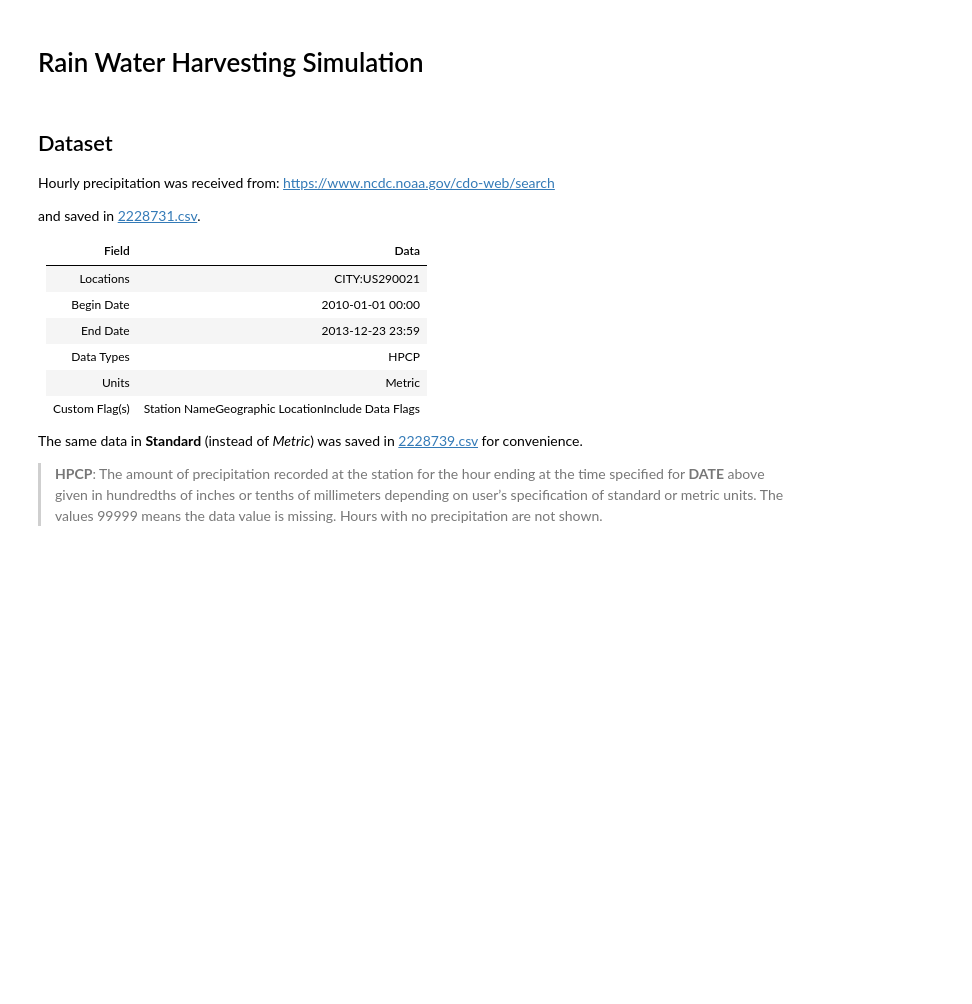
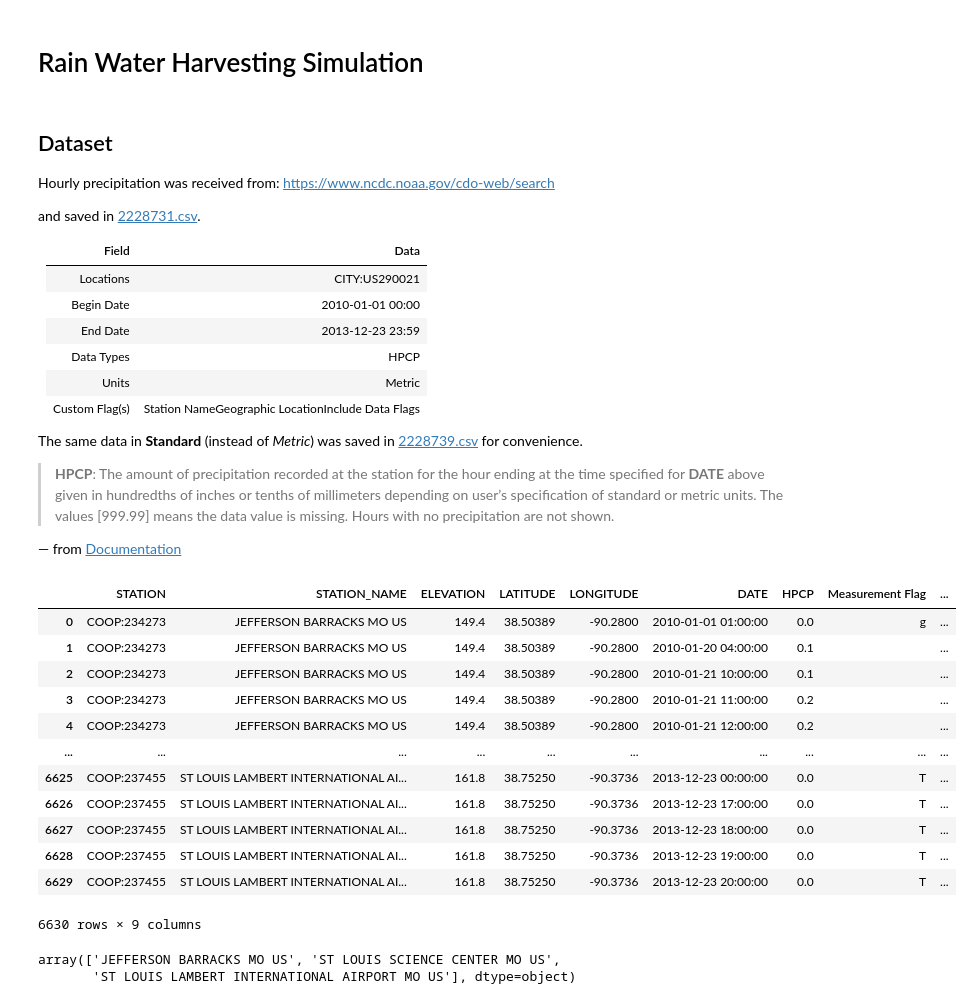
Before and after one commit to gbroques/rain-water-harvesting-simulation, a Jupyter notebook: rwhs.ipynb, the cells around one changed output. Drawn from its saved outputs; the diff is of its cells as text; code cells hidden in the pictures; blank space fills up the shorter version.

```diff
--- a/rwhs.ipynb
+++ b/rwhs.ipynb
@@ -20,9 +20,32 @@ The same data in **Standard** (instead of *Metric*) was saved in [2228739.csv](.
 
 > **HPCP**: The amount of precipitation recorded at the station for the hour ending at the
 time specified for **DATE** above given in hundredths of inches or tenths of millimeters
-depending on user’s specification of standard or metric units. The values 99999 means
+depending on user’s specification of standard or metric units. The values [999.99] means
 the data value is missing. Hours with no precipitation are not shown.
+
+— from [Documentation](https://www1.ncdc.noaa.gov/pub/data/cdo/documentation/PRECIP_HLY_documentation.pdf)
 # %%
 import pandas as pd
-df = pd.read_csv('./2228739.csv')
-df = df.loc[df['HPCP'] != 999.99]
+
+date_column_index = 5
+df = pd.read_csv('./2228739.csv', parse_dates=[date_column_index])
+df
+# %% [output]
+|  | STATION | STATION_NAME | ELEVATION | LATITUDE | LONGITUDE | DATE | HPCP | Measurement Flag | ... |
+| 0 | COOP:234273 | JEFFERSON BARRACKS MO US | 149.4 | 38.50389 | -90.2800 | 2010-01-01 01:00:00 | 0.0 | g | ... |
+| 1 | COOP:234273 | JEFFERSON BARRACKS MO US | 149.4 | 38.50389 | -90.2800 | 2010-01-20 04:00:00 | 0.1 |  | ... |
+| 2 | COOP:234273 | JEFFERSON BARRACKS MO US | 149.4 | 38.50389 | -90.2800 | 2010-01-21 10:00:00 | 0.1 |  | ... |
+| 3 | COOP:234273 | JEFFERSON BARRACKS MO US | 149.4 | 38.50389 | -90.2800 | 2010-01-21 11:00:00 | 0.2 |  | ... |
+| 4 | COOP:234273 | JEFFERSON BARRACKS MO US | 149.4 | 38.50389 | -90.2800 | 2010-01-21 12:00:00 | 0.2 |  | ... |
+| ... | ... | ... | ... | ... | ... | ... | ... | ... | ... |
+| 6625 | COOP:237455 | ST LOUIS LAMBERT INTERNATIONAL AI... | 161.8 | 38.75250 | -90.3736 | 2013-12-23 00:00:00 | 0.0 | T | ... |
+| 6626 | COOP:237455 | ST LOUIS LAMBERT INTERNATIONAL AI... | 161.8 | 38.75250 | -90.3736 | 2013-12-23 17:00:00 | 0.0 | T | ... |
+| 6627 | COOP:237455 | ST LOUIS LAMBERT INTERNATIONAL AI... | 161.8 | 38.75250 | -90.3736 | 2013-12-23 18:00:00 | 0.0 | T | ... |
+| 6628 | COOP:237455 | ST LOUIS LAMBERT INTERNATIONAL AI... | 161.8 | 38.75250 | -90.3736 | 2013-12-23 19:00:00 | 0.0 | T | ... |
+| 6629 | COOP:237455 | ST LOUIS LAMBERT INTERNATIONAL AI... | 161.8 | 38.75250 | -90.3736 | 2013-12-23 20:00:00 | 0.0 | T | ... |
+6630 rows × 9 columns
+# %%
+df['STATION_NAME'].unique()
+# %% [output]
+array(['JEFFERSON BARRACKS MO US', 'ST LOUIS SCIENCE CENTER MO US',
+       'ST LOUIS LAMBERT INTERNATIONAL AIRPORT MO US'], dtype=object)
```
Also changed, not shown: parts of 6 cells of this notebook.
